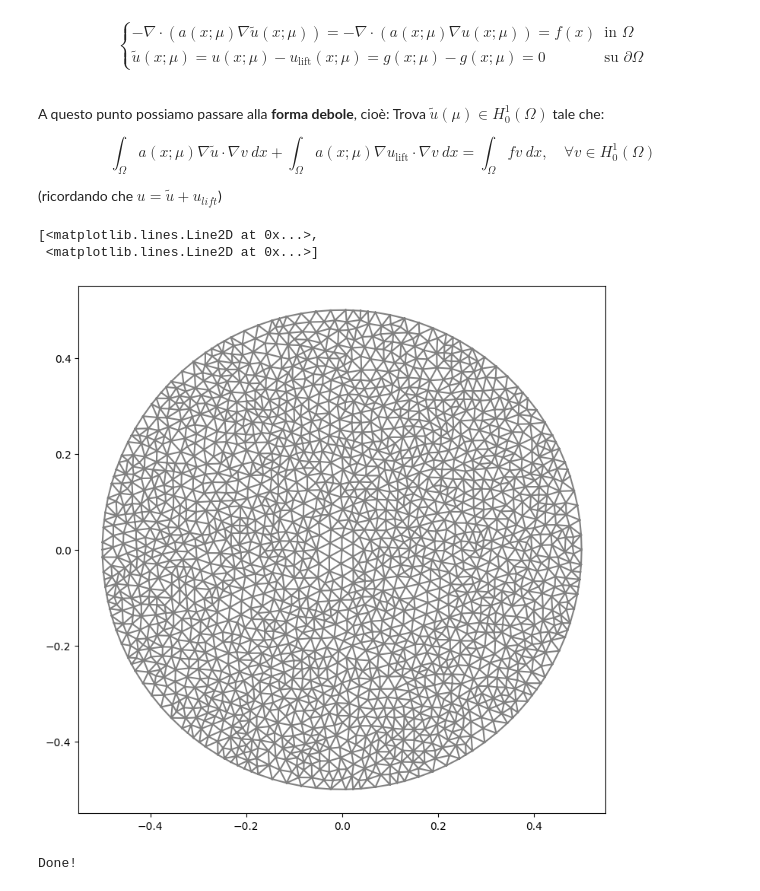
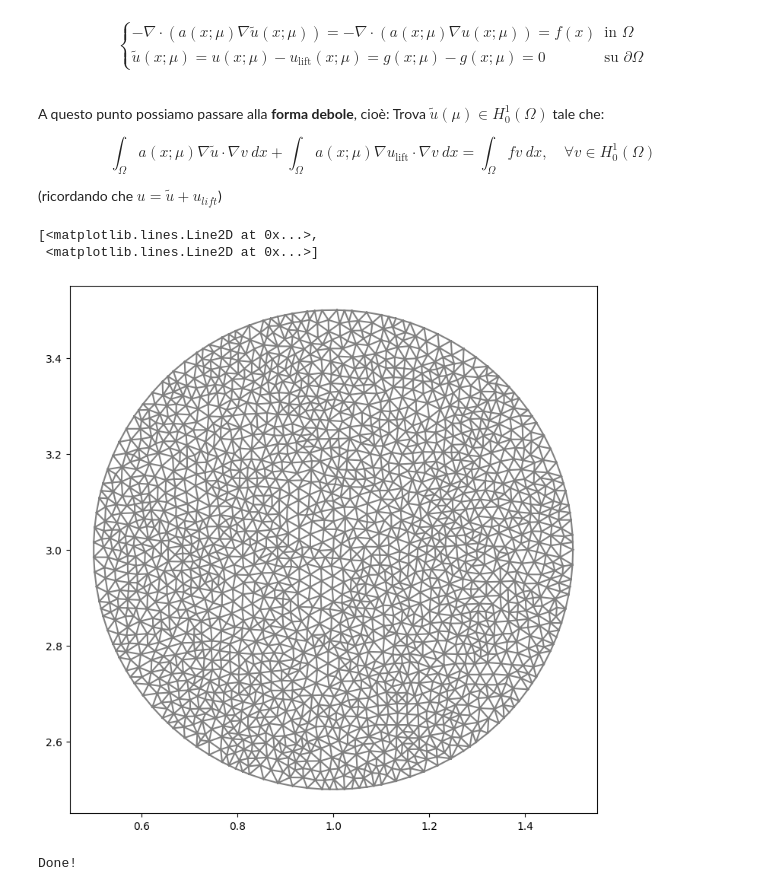
Before and after one commit to basilio-a-uni/ZEKROM, a Jupyter notebook: ZEKROM.ipynb, the cells around one changed output. Saved outputs shown, nothing was run; the diff lists cells and outputs as text; code cells hidden in the pictures.

```diff
--- a/ZEKROM.ipynb
+++ b/ZEKROM.ipynb
@@ -136,15 +138,15 @@ $$
 # %%
 #@title Definizione della geometria $\Omega$
 # costruiamo la nostra geometria e generiamo la mesh con circa
 # 32 elementi per lato (triangoli di default)
-Omega = Circle(Point(0.0, 0.0),0.5)
+Omega = Circle(Point(1, 3.0),0.5)
 
 mesh = generate_mesh(Omega, 32)
 plot(mesh)
 # %% [output]
 [<matplotlib.lines.Line2D at 0x...>,
  <matplotlib.lines.Line2D at 0x...>]
-[figure, old version]
+[figure, new version]
 # %%
 #@title Definiamo $ \langle \varphi_i \rangle $  e  $ V_h $ con $ \varphi_i \in \mathbb{P}^1 $
 # definiamo le nostre funzioni di base (lagrangiane) sul nostro elemento finito
```
Also changed, not shown: parts of 19 cells of this notebook.
